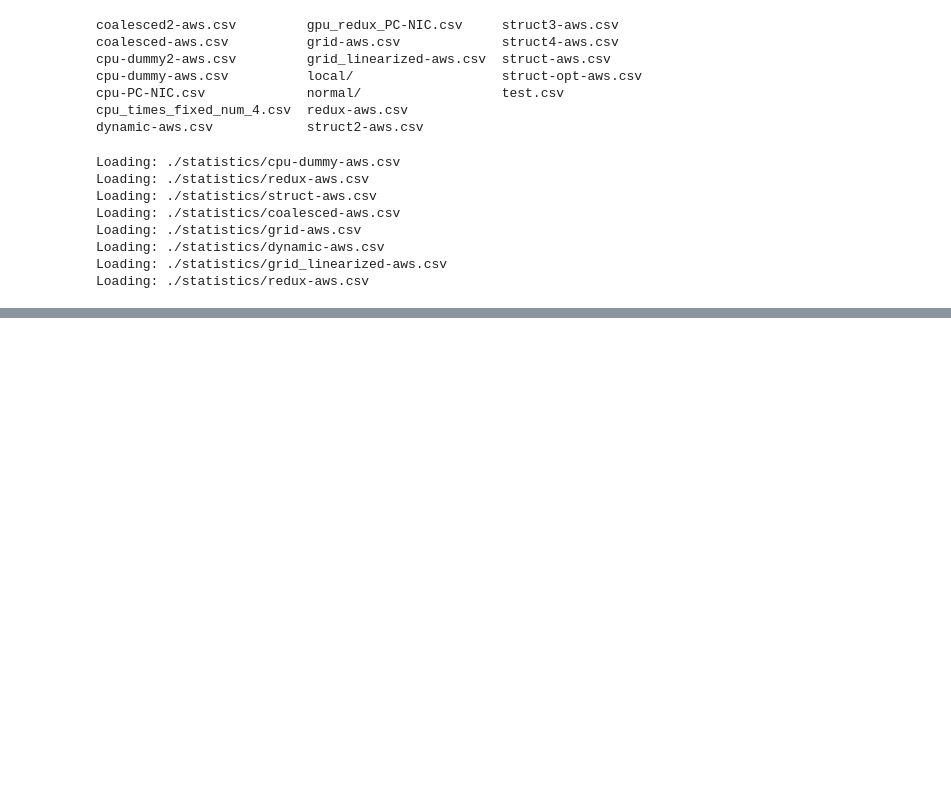
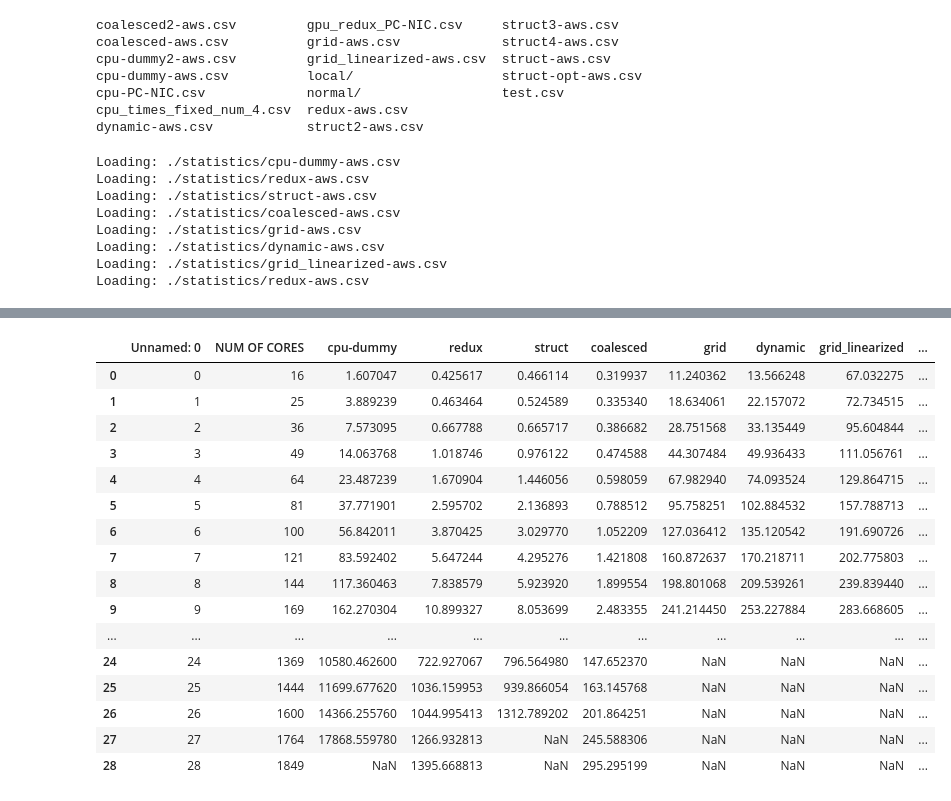
Before and after one commit to D4De/caliper-gpu, a Jupyter notebook: caliper_statistics.ipynb, the cells around one changed output, grey strips where cells are left out. Drawn from its saved outputs; the diff is of its cells as text; code cells hidden in the pictures; blank space fills up the shorter version.

```diff
--- a/caliper_statistics.ipynb
+++ b/caliper_statistics.ipynb
@@ -113,3 +118,24 @@ speedups
 | 28 | 1849 | NaN | 1395.668813 | NaN | 295.295199 | NaN | NaN | NaN | ... |
 # %%
 merged.to_csv("result.csv")
+# %%
+data = pd.read_csv("result.csv")
+data
+# %% [output]
+|  | Unnamed: 0 | NUM OF CORES | cpu-dummy | redux | struct | coalesced | grid | dynamic | grid_linearized | ... |
+| 0 | 0 | 16 | 1.607047 | 0.425617 | 0.466114 | 0.319937 | 11.240362 | 13.566248 | 67.032275 | ... |
+| 1 | 1 | 25 | 3.889239 | 0.463464 | 0.524589 | 0.335340 | 18.634061 | 22.157072 | 72.734515 | ... |
+| 2 | 2 | 36 | 7.573095 | 0.667788 | 0.665717 | 0.386682 | 28.751568 | 33.135449 | 95.604844 | ... |
+| 3 | 3 | 49 | 14.063768 | 1.018746 | 0.976122 | 0.474588 | 44.307484 | 49.936433 | 111.056761 | ... |
+| 4 | 4 | 64 | 23.487239 | 1.670904 | 1.446056 | 0.598059 | 67.982940 | 74.093524 | 129.864715 | ... |
+| 5 | 5 | 81 | 37.771901 | 2.595702 | 2.136893 | 0.788512 | 95.758251 | 102.884532 | 157.788713 | ... |
+| 6 | 6 | 100 | 56.842011 | 3.870425 | 3.029770 | 1.052209 | 127.036412 | 135.120542 | 191.690726 | ... |
+| 7 | 7 | 121 | 83.592402 | 5.647244 | 4.295276 | 1.421808 | 160.872637 | 170.218711 | 202.775803 | ... |
+| 8 | 8 | 144 | 117.360463 | 7.838579 | 5.923920 | 1.899554 | 198.801068 | 209.539261 | 239.839440 | ... |
+| 9 | 9 | 169 | 162.270304 | 10.899327 | 8.053699 | 2.483355 | 241.214450 | 253.227884 | 283.668605 | ... |
+| ... | ... | ... | ... | ... | ... | ... | ... | ... | ... | ... |
+| 24 | 24 | 1369 | 10580.462600 | 722.927067 | 796.564980 | 147.652370 | NaN | NaN | NaN | ... |
+| 25 | 25 | 1444 | 11699.677620 | 1036.159953 | 939.866054 | 163.145768 | NaN | NaN | NaN | ... |
+| 26 | 26 | 1600 | 14366.255760 | 1044.995413 | 1312.789202 | 201.864251 | NaN | NaN | NaN | ... |
+| 27 | 27 | 1764 | 17868.559780 | 1266.932813 | NaN | 245.588306 | NaN | NaN | NaN | ... |
+| 28 | 28 | 1849 | NaN | 1395.668813 | NaN | 295.295199 | NaN | NaN | NaN | ... |
```
Also changed, not shown: parts of 5 cells of this notebook, 14 other files.
